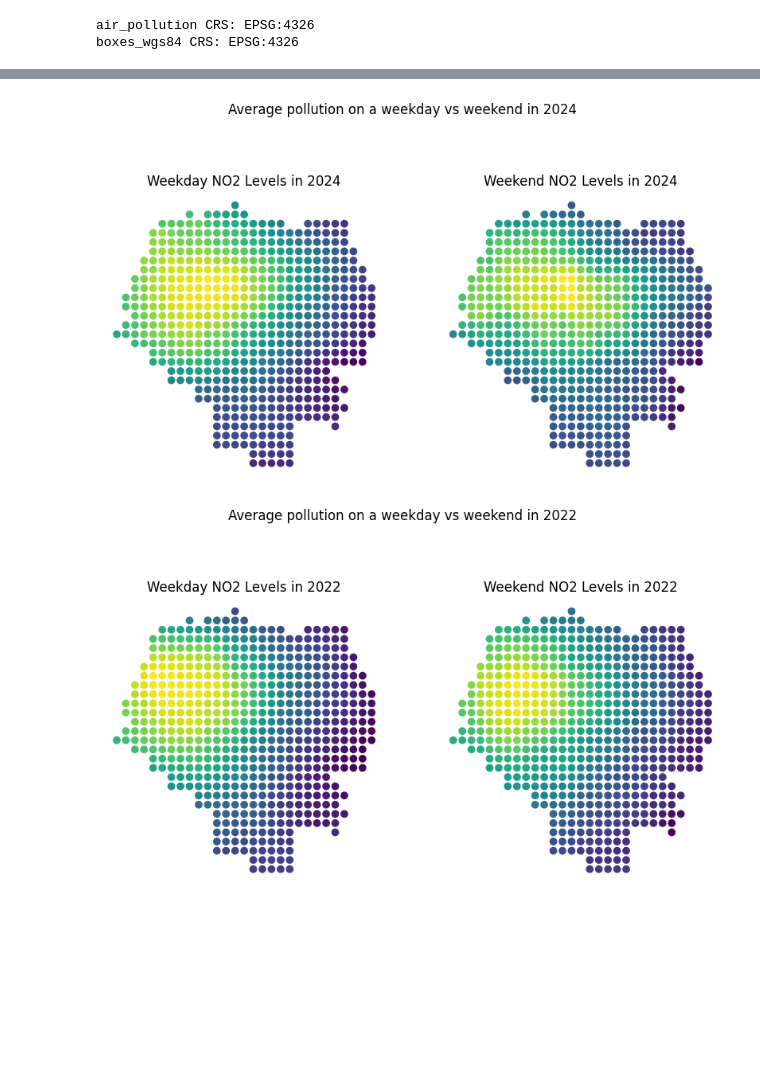
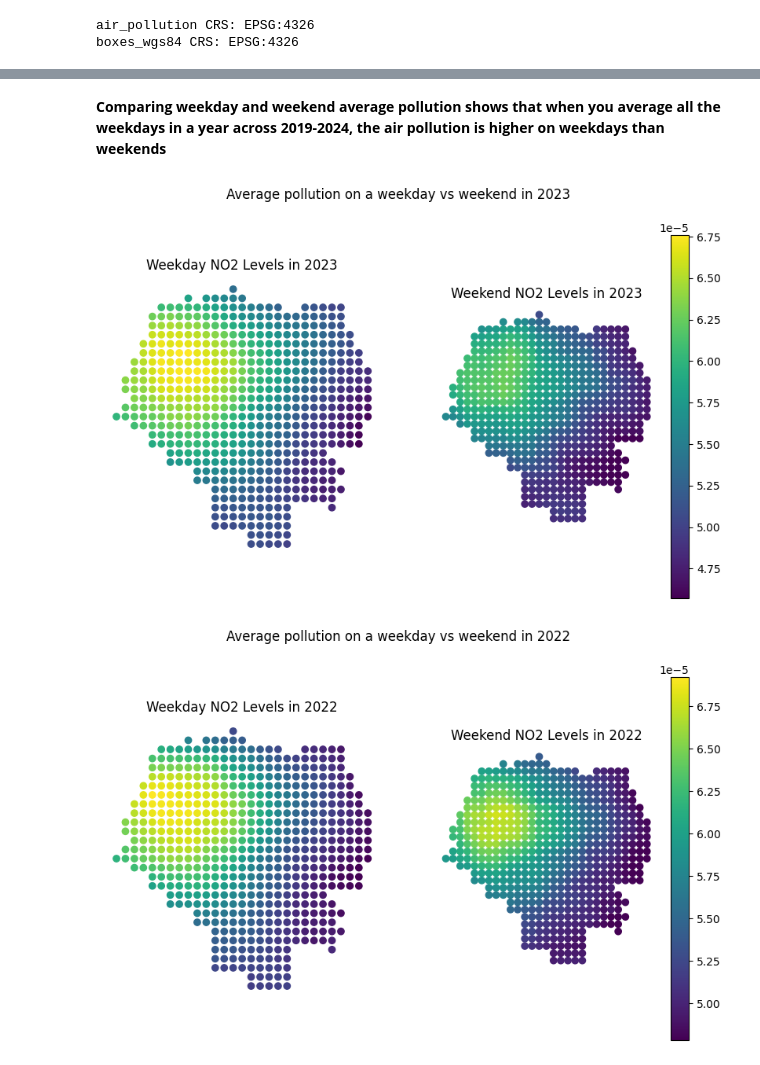
Before and after one commit to datapartnership/ethiopia-economic-monitoring, a Jupyter notebook: notebooks/air-pollution/air_pollution.ipynb, the cells around one changed output, grey strips where cells are left out. Cells and saved outputs as stored; diff of their text form; code cells hidden in the pictures; blank space fills up the shorter version.

```diff
--- a/notebooks/air-pollution/air_pollution.ipynb
+++ b/notebooks/air-pollution/air_pollution.ipynb
@@ -149,5 +39,5 @@ addis = addis[addis['ADM1_EN']=='Addis Ababa']
 # %%
-air_pollution = pd.concat([#pd.read_csv('../../data/air_pollution/no2_addis_20190101_20191231.csv'),
+air_pollution = pd.concat([pd.read_csv('../../data/air_pollution/no2_addis_20190101_20191231.csv'),
                             pd.read_csv('../../data/air_pollution/no2_addis_20200101_20201231.csv'),
                             pd.read_csv('../../data/air_pollution/no2_addis_20210101_20211231.csv'),
                             pd.read_csv('../../data/air_pollution/no2_addis_20220101_20221231.csv'),
@@ -266,17 +162,17 @@ sns.histplot(air_pollution['NO2'], bins=10, edgecolor='black')
 # %% [markdown]
 **NO2 Vertical Column Density (VCD) typically follows a log normal distribution.** Given this is a case we apply a logarithmic transformation to the data to normalize it.
 # %%
-import numpy as np
+# import numpy as np
 
-constant = 1e-6
-air_pollution.loc[:,'NO2_log_shift'] = air_pollution['NO2'] + constant
-air_pollution['NO2_scaled'] = air_pollution['NO2_log_shift']*1e6
-air_pollution.loc[:,'NO2_log'] = np.log1p(air_pollution['NO2'])
+# constant = 1e-6
+# air_pollution.loc[:,'NO2_log_shift'] = air_pollution['NO2'] + constant
+# air_pollution['NO2_scaled'] = air_pollution['NO2_log_shift']*1e6
+# air_pollution.loc[:,'NO2_log'] = np.log1p(air_pollution['NO2'])
 
-weekends.loc[:,'NO2_log_shift'] = weekends['NO2'] + constant
-weekends['NO2_scaled'] = weekends['NO2_log_shift']*1e6
-weekends.loc[:,'NO2_log'] = np.log1p(weekends['NO2'])
+# weekends.loc[:,'NO2_log_shift'] = weekends['NO2'] + constant
+# weekends['NO2_scaled'] = weekends['NO2_log_shift']*1e6
+# weekends.loc[:,'NO2_log'] = np.log1p(weekends['NO2'])
 
-weekdays.loc[:,'NO2_log_shift'] = weekdays['NO2'] + constant
-weekdays['NO2_scaled'] = weekdays['NO2_log_shift']*1e6
-weekdays.loc[:,'NO2_log'] = np.log1p(weekdays['NO2'])
+# weekdays.loc[:,'NO2_log_shift'] = weekdays['NO2'] + constant
+# weekdays['NO2_scaled'] = weekdays['NO2_log_shift']*1e6
+# weekdays.loc[:,'NO2_log'] = np.log1p(weekdays['NO2'])
@@ -617,32 +526,42 @@ weekends = df[df['week_group']=='weekend']
+# %% [markdown]
+**Comparing weekday and weekend average pollution shows that when you average all the weekdays in a year across 2019-2024, the air pollution is higher on weekdays than weekends**
 # %%
 import matplotlib.pyplot as plt
 
 fig, ax = plt.subplots(1,2, figsize=(10,6))
-analysis.convert_to_gdf(weekdays[weekdays['event_date']=='2024-01-01']).plot(column='NO2', ax=ax[0])
-ax[0].set_title('Weekday NO2 Levels in 2024')
+analysis.convert_to_gdf(weekdays[weekdays['event_date']=='2023-01-01']).plot(column='NO2', ax=ax[0],
+        vmin=weekdays[weekdays['event_date']=='2023-01-01']['NO2'].min(), vmax = weekdays[weekdays['event_date']=='2023-01-01']['NO2'].max())
+ax[0].set_title('Weekday NO2 Levels in 2023')
 
 ax[0].set_xticks([]); ax[0].set_yticks([]); ax[0].spines[:].set_visible(False); ax[0].grid(False)
 
-analysis.convert_to_gdf(weekends[weekends['event_date']=='2024-01-01']).plot(column='NO2', ax=ax[1])
-ax[1].set_title('Weekend NO2 Levels in 2024')
+analysis.convert_to_gdf(weekends[weekends['event_date']=='2023-01-01']).plot(column='NO2', ax=ax[1],
+        vmin=weekdays[weekdays['event_date']=='2023-01-01']['NO2'].min(),
+        vmax = weekdays[weekdays['event_date']=='2023-01-01']['NO2'].max(),
+        legend=True)
+ax[1].set_title('Weekend NO2 Levels in 2023')
 ax[1].set_xticks([]); ax[1].set_yticks([]); ax[1].spines[:].set_visible(False); ax[1].grid(False)
 
-plt.suptitle('Average pollution on a weekday vs weekend in 2024');
+plt.suptitle('Average pollution on a weekday vs weekend in 2023');
 # %% [output]
-[figure, old version]
+[figure, new version]
 # %%
 import matplotlib.pyplot as plt
 
 fig, ax = plt.subplots(1,2, figsize=(10,6))
-analysis.convert_to_gdf(weekdays[weekdays['event_date']=='2022-01-01']).plot(column='NO2', ax=ax[0])
+analysis.convert_to_gdf(weekdays[weekdays['event_date']=='2022-01-01']).plot(column='NO2', ax=ax[0],
+                        vmin=weekdays[weekdays['event_date']=='2022-01-01']['NO2'].min(),
+                        vmax = weekdays[weekdays['event_date']=='2022-01-01']['NO2'].max())
 ax[0].set_title('Weekday NO2 Levels in 2022')
 
 ax[0].set_xticks([]); ax[0].set_yticks([]); ax[0].spines[:].set_visible(False); ax[0].grid(False)
 
-analysis.convert_to_gdf(weekends[weekends['event_date']=='2022-01-01']).plot(column='NO2', ax=ax[1])
+analysis.convert_to_gdf(weekends[weekends['event_date']=='2022-01-01']).plot(column='NO2', ax=ax[1],
+                        vmin=weekdays[weekdays['event_date']=='2022-01-01']['NO2'].min(),
+                        vmax = weekdays[weekdays['event_date']=='2022-01-01']['NO2'].max(), legend=True)
 ax[1].set_title('Weekend NO2 Levels in 2022')
 ax[1].set_xticks([]); ax[1].set_yticks([]); ax[1].spines[:].set_visible(False); ax[1].grid(False)
 
 plt.suptitle('Average pollution on a weekday vs weekend in 2022');
 # %% [output]
-[figure, old version]
+[figure, new version]
```
Also changed, not shown: parts of 24 cells of this notebook, 6 other files.
